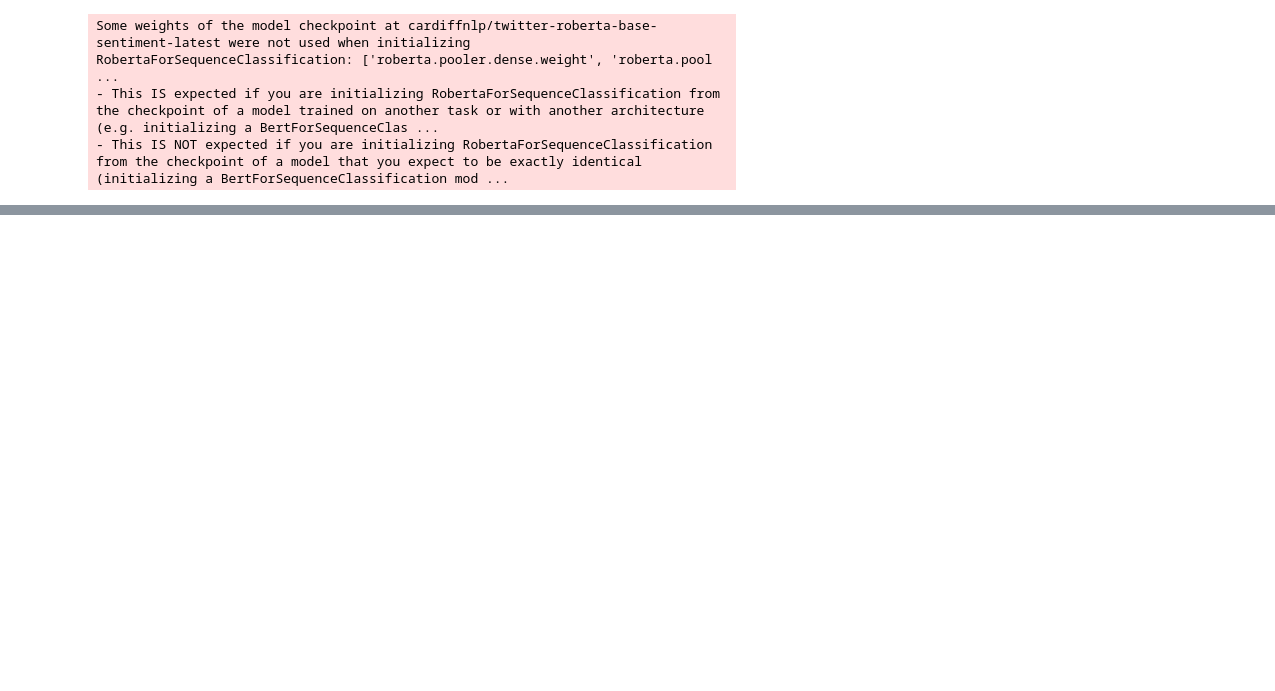
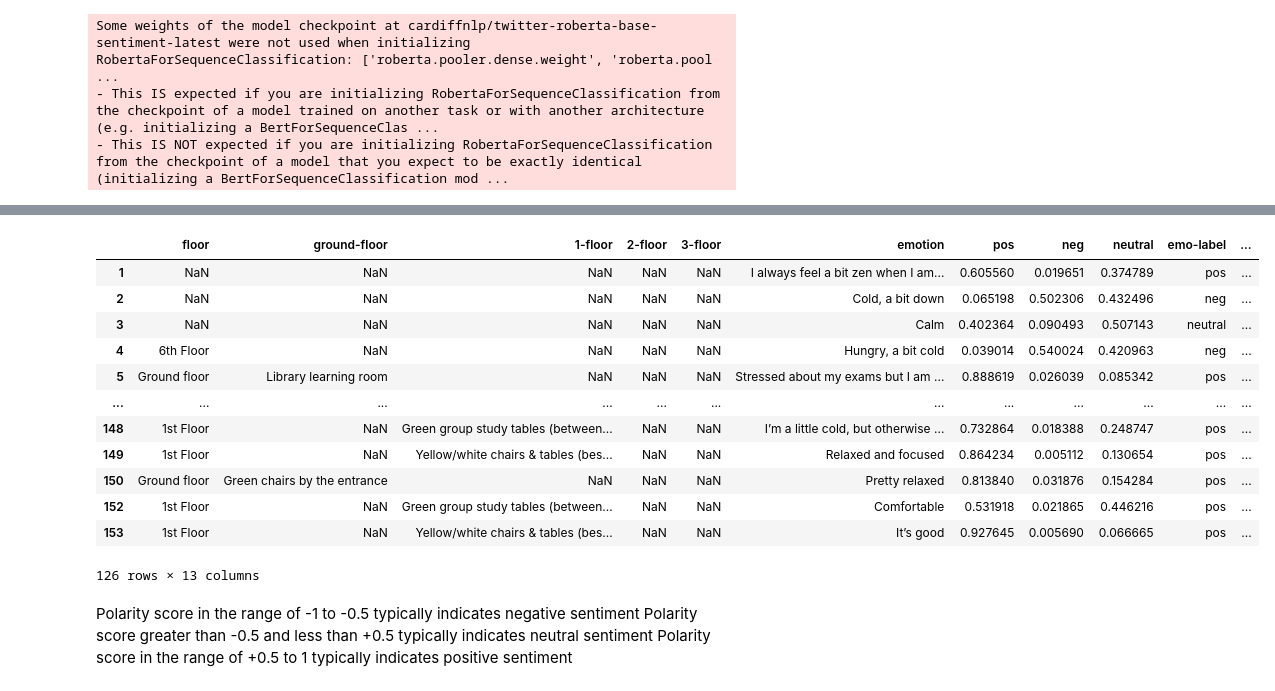
Before and after one commit to shrutirao94/language-comfort-emotions, a Jupyter notebook: sentiment-analysis.ipynb, the cells around one changed output, grey strips where cells are left out. Saved outputs shown, nothing was run; the diff lists cells and outputs as text; code cells hidden in the pictures; blank space fills up the shorter version.

```diff
--- a/sentiment-analysis.ipynb
+++ b/sentiment-analysis.ipynb
@@ -96,0 +236,30 @@ plot_sentiment_analysis(df_emo)
+# %%
+g = sns.catplot(
+    data=df,
+    x="fare", y="embark_town", row='space-type',
+    kind="box", orient="h",
+    sharex=False, margin_titles=True,
+    height=1.5, aspect=4,
+)
+g.set(xlabel="Fare", ylabel="")
+g.set_titles(row_template="{row_name} class")
+for ax in g.axes.flat:
+    ax.xaxis.set_major_formatter('${x:.0f}')
+# %% [output]
+|  | floor | ground-floor | 1-floor | 2-floor | 3-floor | emotion | pos | neg | neutral | emo-label | ... |
+| 1 | NaN | NaN | NaN | NaN | NaN | I always feel a bit zen when I am... | 0.605560 | 0.019651 | 0.374789 | pos | ... |
+| 2 | NaN | NaN | NaN | NaN | NaN | Cold, a bit down | 0.065198 | 0.502306 | 0.432496 | neg | ... |
+| 3 | NaN | NaN | NaN | NaN | NaN | Calm | 0.402364 | 0.090493 | 0.507143 | neutral | ... |
+| 4 | 6th Floor | NaN | NaN | NaN | NaN | Hungry, a bit cold | 0.039014 | 0.540024 | 0.420963 | neg | ... |
+| 5 | Ground floor | Library learning room | NaN | NaN | NaN | Stressed about my exams but I am ... | 0.888619 | 0.026039 | 0.085342 | pos | ... |
+| ... | ... | ... | ... | ... | ... | ... | ... | ... | ... | ... | ... |
+| 148 | 1st Floor | NaN | Green group study tables (between... | NaN | NaN | I’m a little cold, but otherwise ... | 0.732864 | 0.018388 | 0.248747 | pos | ... |
+| 149 | 1st Floor | NaN | Yellow/white chairs & tables (bes... | NaN | NaN | Relaxed and focused | 0.864234 | 0.005112 | 0.130654 | pos | ... |
+| 150 | Ground floor | Green chairs by the entrance | NaN | NaN | NaN | Pretty relaxed | 0.813840 | 0.031876 | 0.154284 | pos | ... |
+| 152 | 1st Floor | NaN | Green group study tables (between... | NaN | NaN | Comfortable | 0.531918 | 0.021865 | 0.446216 | pos | ... |
+| 153 | 1st Floor | NaN | Yellow/white chairs & tables (bes... | NaN | NaN | It’s good | 0.927645 | 0.005690 | 0.066665 | pos | ... |
+126 rows × 13 columns
+# %% [markdown]
+Polarity score in the range of -1 to -0.5 typically indicates negative sentiment
+Polarity score greater than -0.5 and less than +0.5 typically indicates neutral sentiment
+Polarity score in the range of +0.5 to 1 typically indicates positive sentiment
```
Also changed, not shown: parts of 16 cells of this notebook, 1 other file.
